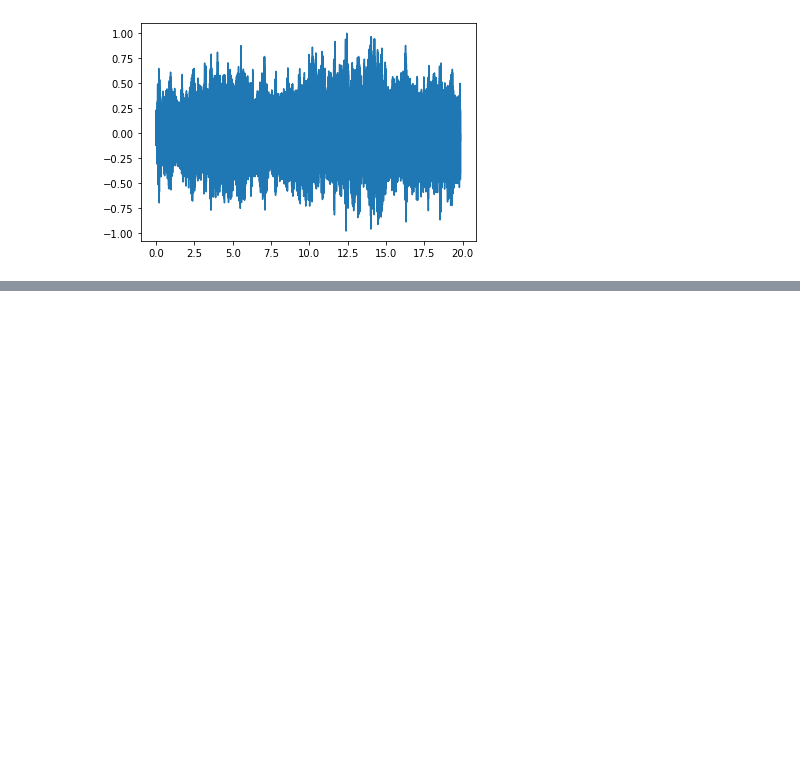
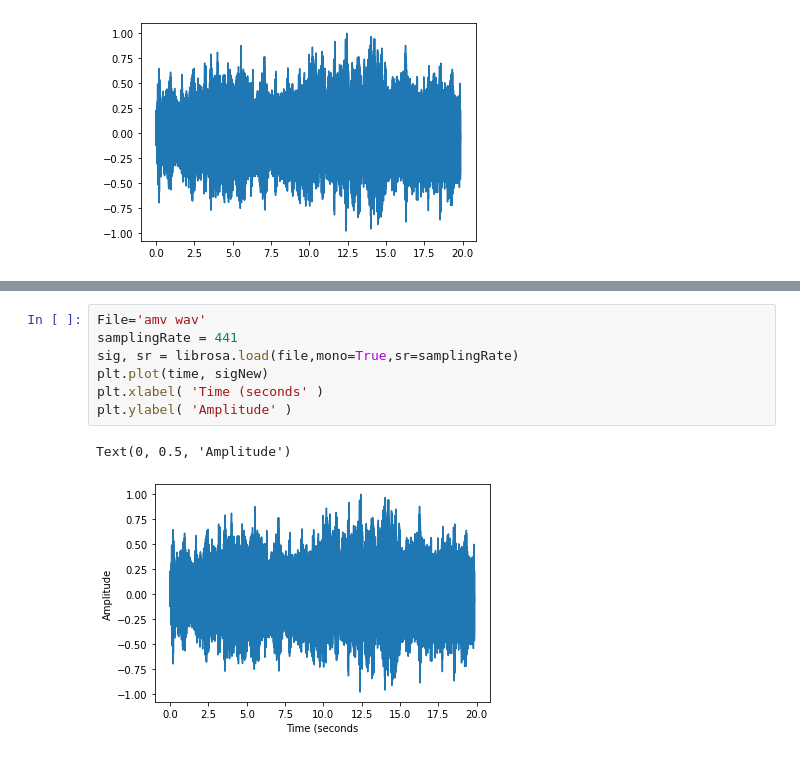
Before and after one commit to Tyisthecode/ICM-2023-Cohen, a Jupyter notebook: Class4lab.ipynb, the cells around one changed output, grey strips where cells are left out. Drawn from its saved outputs; the diff is of its cells as text; blank space fills up the shorter version.

```diff
--- a/Class4lab.ipynb
+++ b/Class4lab.ipynb
@@ -40,0 +48,10 @@ plt.plot(time,sigNew)
+# %%
+File='amv wav'
+samplingRate = 441
+sig, sr = librosa.load(file,mono=True,sr=samplingRate)
+plt.plot(time, sigNew)
+plt.xlabel( 'Time (seconds' )
+plt.ylabel( 'Amplitude' )
+# %% [output]
+Text(0, 0.5, 'Amplitude')
+[figure, added]
```
Also changed, not shown: parts of 2 cells of this notebook.
